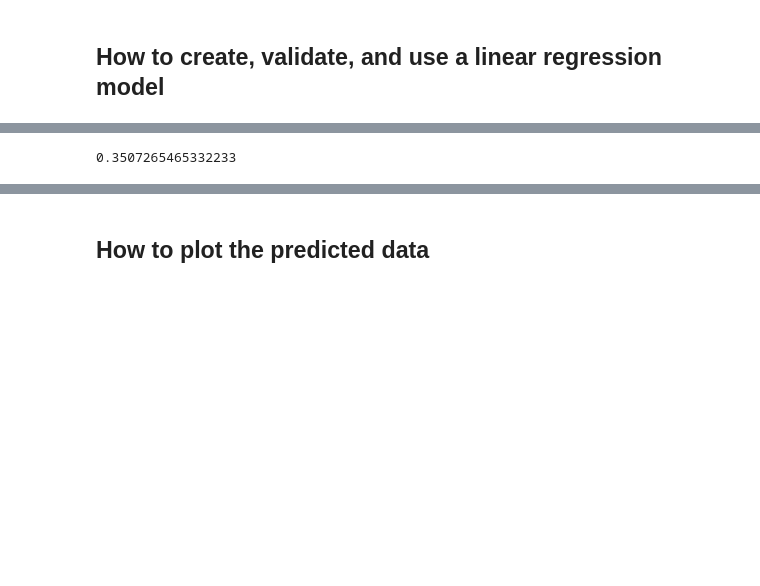
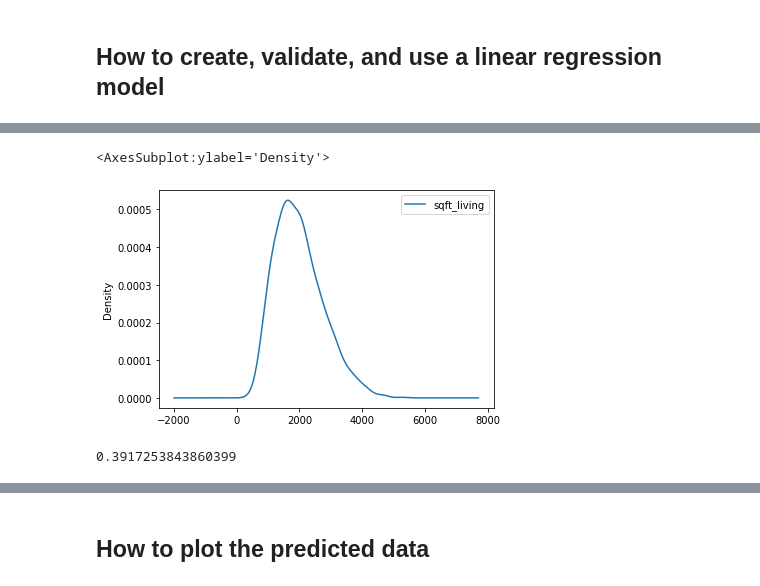
Before and after one commit to hekaplex/2022_01_DSI_WD, a Jupyter notebook: drew.minkin@divergence.one/py/Murach_python_analysis/examples/ch10/ch10_examples.ipynb, the cells around one changed output, grey strips where cells are left out. Saved outputs shown, nothing was run; the diff lists cells and outputs as text; code cells hidden in the pictures; blank space fills up the shorter version.

```diff
--- a/drew.minkin@divergence.one/py/Murach_python_analysis/examples/ch10/ch10_examples.ipynb
+++ b/drew.minkin@divergence.one/py/Murach_python_analysis/examples/ch10/ch10_examples.ipynb
@@ -117,8 +144,9 @@ from sklearn.linear_model import LinearRegression
+# %%
+x_test.plot.kde()
+# %% [output]
+<AxesSubplot:ylabel='Density'>
+[figure, added]
 # %%
-# split the data
-x_train, x_test, y_train, y_test = train_test_split(
-    housing[['sqft_living']], housing[['price']],
-    test_size=0.33, random_state=42)
 
 # create the model from the training dataset
 linearModel = LinearRegression()
@@ -127,7 +155,7 @@ linearModel.fit(x_train, y_train)
 # validate the model with the test dataset
 linearModel.score(x_test, y_test)
 # %% [output]
-0.3507265465332233
+0.3917253843860399
 # %%
 # use the model to make predictions
 y_predicted = linearModel.predict(x_test)
```
Also changed, not shown: parts of 33 cells of this notebook, 2 other files.
